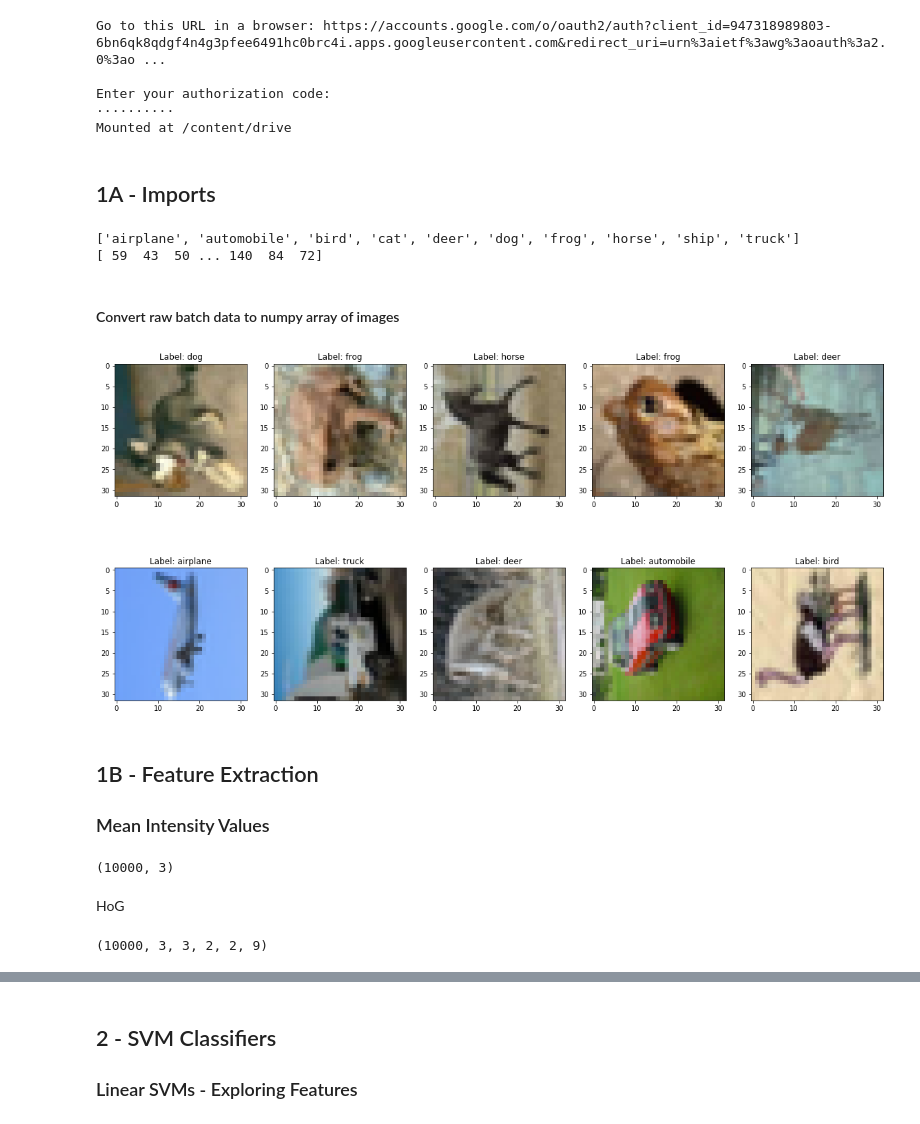
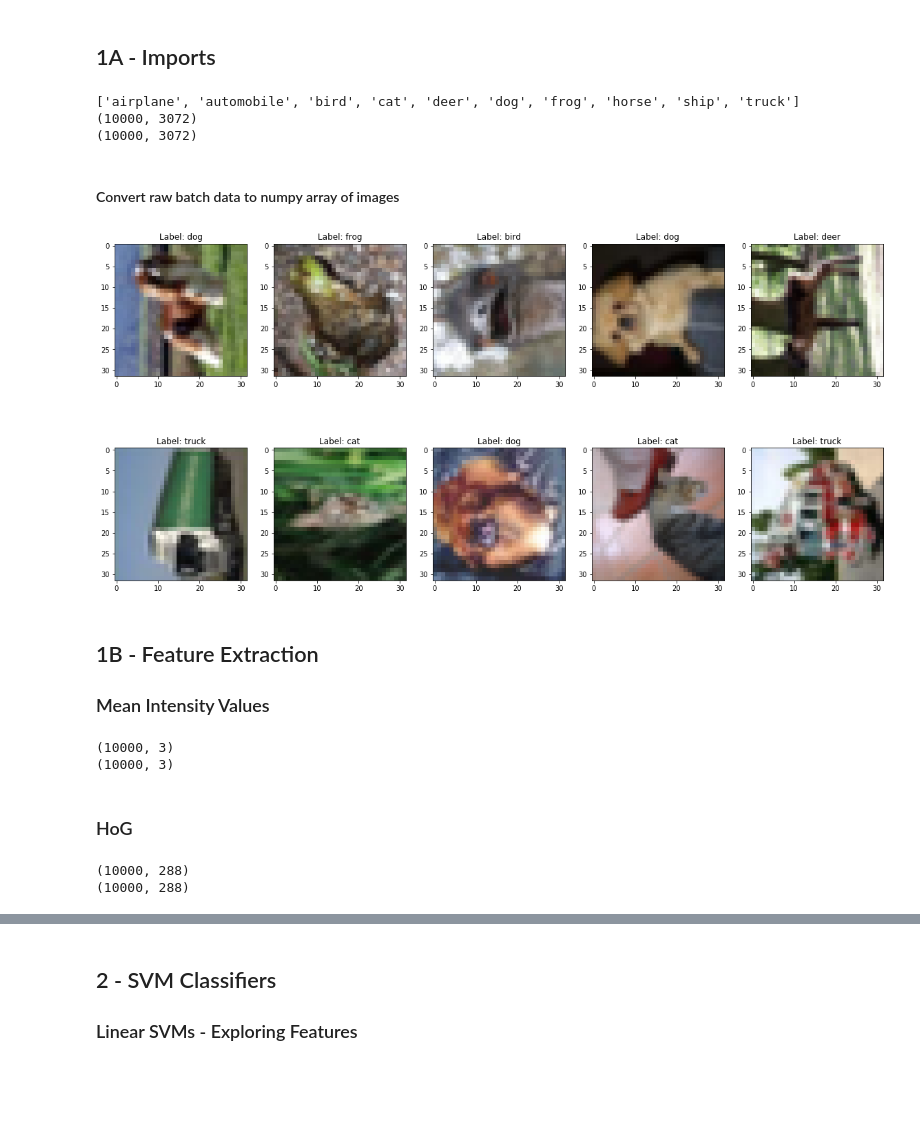
Before and after one commit to alexanderhale/ECSE415, a Jupyter notebook: Assignment_4/A4_Classifiers.ipynb, the cells around one changed output, grey strips where cells are left out. Cells and saved outputs as stored; diff of their text form; code cells hidden in the pictures; blank space fills up the shorter version.

Commit message:
classifier creation and execution complete

```diff
--- a/Assignment_4/A4_Classifiers.ipynb
+++ b/Assignment_4/A4_Classifiers.ipynb
@@ -1,13 +1,3 @@
-# %%
-from google.colab import drive
-drive.mount('/content/drive')
-filepath = '/content/drive/My Drive/School/ECSE415/Assignment4/'
-# %% [output]
-Go to this URL in a browser: https://accounts.google.com/o/oauth2/auth?client_id=947318989803-6bn6qk8qdgf4n4g3pfee6491hc0brc4i.apps.googleusercontent.com&redirect_uri=urn%3aietf%3awg%3aoauth%3a2.0%3ao ...
-
-Enter your authorization code:
-··········
-Mounted at /content/drive
 # %% [markdown]
 ## 1A - Imports
 # %%
@@ -15,6 +5,15 @@ import numpy as np
 import pickle
 import cv2
 import matplotlib.pyplot as plt
+
+# SK-Learn
+from skimage.feature import hog
+from sklearn import svm
+from sklearn.ensemble import RandomForestClassifier
+from sklearn.metrics import confusion_matrix
+from sklearn.metrics import accuracy_score
+
+filepath = 'data/'
 
 def unpickle(file):
     with open(file, 'rb') as fo:
@@ -23,69 +22,57 @@ def unpickle(file):
 
 rawdata = unpickle(filepath + "data_batch_1")
 labelNames = [name.decode() for name in unpickle(filepath + "batches.meta")[b'label_names']]
+rawtestdata = unpickle(filepath + "test_batch")
 
 print(labelNames)
-print(rawdata[b'data'][0])
+print(rawdata[b'data'].shape)
+print(rawtestdata[b'data'].shape)
 # %% [output]
 ['airplane', 'automobile', 'bird', 'cat', 'deer', 'dog', 'frog', 'horse', 'ship', 'truck']
-[ 59  43  50 ... 140  84  72]
+(10000, 3072)
+(10000, 3072)
 # %% [markdown]
 #### Convert raw batch data to numpy array of images
 # %%
 imageData = rawdata[b'data'].reshape((10000, 32, 32, 3), order='F')
 imageLabels = np.asarray(rawdata[b'labels'])
 imagesToShow = np.random.randint(0, 10000, 10)
+testImageData = rawtestdata[b'data'].reshape((10000, 32, 32, 3), order='F')
+testImageLabels = np.asarray(rawtestdata[b'labels'])
 
 # display 10 random images, along with their labels
 plt.figure(figsize=(20, 10))
 for imgslot, index in enumerate(imagesToShow):
     plt.subplot(2, 5, imgslot + 1)
     plt.imshow(imageData[index])
     plt.title("Label: {}".format(labelNames[imageLabels[index]]))
 plt.show()
 # %% [output]
-[figure, old version]
+[figure, new version]
 # %% [markdown]
 ## 1B - Feature Extraction
 ### Mean Intensity Values
 # %%
 meanIntensityValues = np.empty((10000, 3))    # in order: R, G, B
+testMeanIntensityValues = np.empty((10000, 3))
 
-for index, image in enumerate(imageData):
+for index, (image, testImage) in enumerate(zip(imageData, testImageData)):
     for layer in range(3):
         meanIntensityValues[index][layer] = np.mean(image[:][:][layer])
+        testMeanIntensityValues[index][layer] = np.mean(testImageData[:][:][layer])
 print(meanIntensityValues.shape)
+print(testMeanIntensityValues.shape)
 # %% [output]
 (10000, 3)
+(10000, 3)
-# %% [markdown]
-HoG
-# %%
-# return a vector of HoG features for the supplied image
-def hog(img, cell_size_h=8, cell_size_w=8, block_size_h=2, block_size_w=2, orient_bins=9):
-    cell_size = (cell_size_h, cell_size_w)  # h x w in pixels
-    block_size = (block_size_h, block_size_w)  # h x w in cells
-    nbins = orient_bins  # number of orientation bins
-
-    hogBase = cv2.HOGDescriptor(_winSize=(img.shape[1] // cell_size[1] * cell_size[1],
-                                      img.shape[0] // cell_size[0] * cell_size[0]),
-                            _blockSize=(block_size[1] * cell_size[1],
-                                        block_size[0] * cell_size[0]),
-                            _blockStride=(cell_size[1], cell_size[0]),
-                            _cellSize=(cell_size[1], cell_size[0]),
-                            _nbins=nbins)
-
-    n_cells = (img.shape[0] // cell_size[0], img.shape[1] // cell_size[1])
-
-    # Compute HoG features
-    hog_feats = hogBase.compute(img) \
-                   .reshape(n_cells[1] - block_size[1] + 1,
-                            n_cells[0] - block_size[0] + 1,
-                            block_size[1], block_size[0], nbins) \
-                   .transpose((1, 0, 3, 2, 4))  # index blocks by rows first
-
-    return (hog_feats)
-
-hogFeatures = np.asarray([hog(image) for image in imageData])
-print(hogFeatures.shape)
-# %% [output]
-(10000, 3, 3, 2, 2, 9)
+# %% [markdown]
+### HoG
+# %%
+# TODO verify that no additional passed parameters are required
+hogFeatures = np.asarray([hog(image, orientations=8, pixels_per_cell=(8,8), cells_per_block=(2,2)) for image in imageData])
+testHogFeatures = np.asarray([hog(testImage, orientations=8, pixels_per_cell=(8,8), cells_per_block=(2,2)) for testImage in testImageData])
+print(hogFeatures.shape)
+print(testHogFeatures.shape)
+# %% [output]
+(10000, 288)
+(10000, 288)
```
Also changed, not shown: parts of 15 cells of this notebook.
